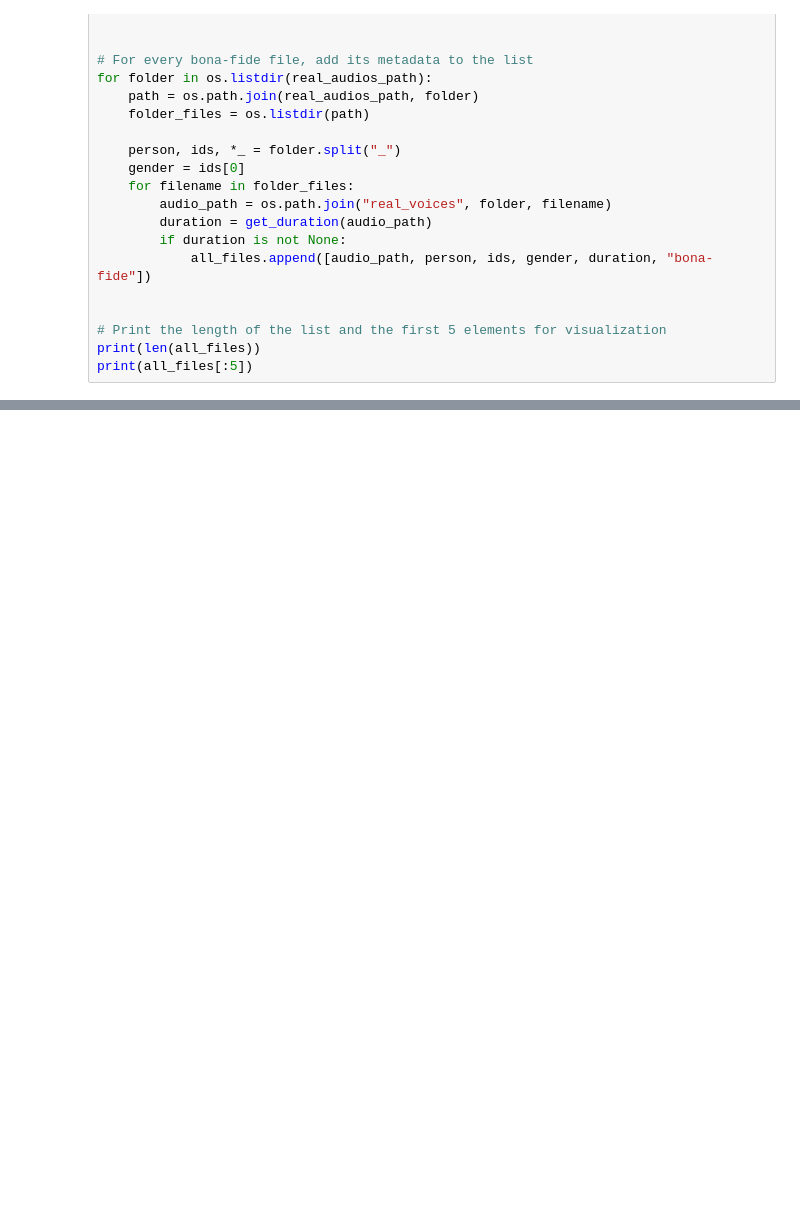
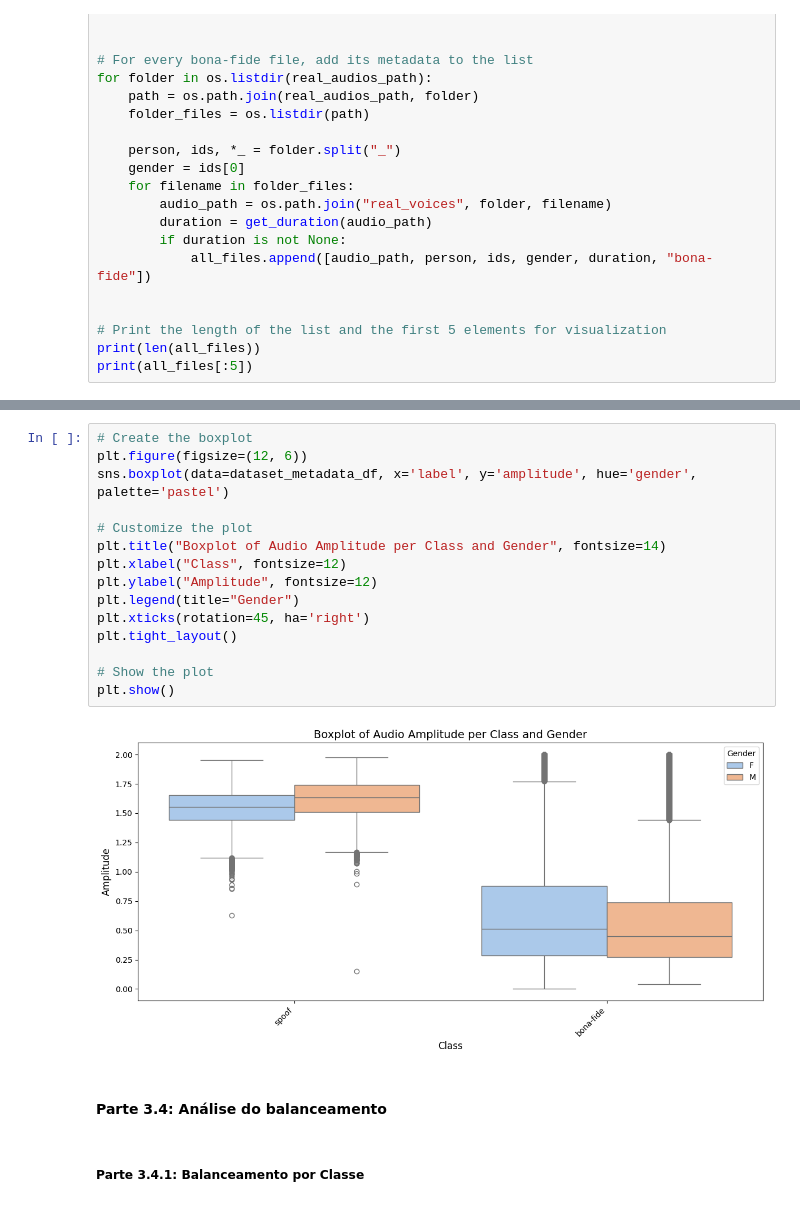
Before and after one commit to KARAS-SSL/AUDIOS, a Jupyter notebook: notebooks/dataset_exploration.ipynb, the cells around one changed output, grey strips where cells are left out. Saved outputs shown, nothing was run; the diff lists cells and outputs as text; blank space fills up the shorter version.

```diff
--- a/notebooks/dataset_exploration.ipynb
+++ b/notebooks/dataset_exploration.ipynb
@@ -192,3 +402,24 @@ dataset_metadata_df.groupby("speaker")['duration'].sum().sort_values(ascending=F
+# %%
+# Create the boxplot
+plt.figure(figsize=(12, 6))
+sns.boxplot(data=dataset_metadata_df, x='label', y='amplitude', hue='gender', palette='pastel')
+
+# Customize the plot
+plt.title("Boxplot of Audio Amplitude per Class and Gender", fontsize=14)
+plt.xlabel("Class", fontsize=12)
+plt.ylabel("Amplitude", fontsize=12)
+plt.legend(title="Gender")
+plt.xticks(rotation=45, ha='right')
+plt.tight_layout()
+
+# Show the plot
+plt.show()
+# %% [output]
+[figure, added]
+# %% [markdown]
+#### Parte 3.4: Análise do balanceamento <a class="anchor" id="part_03_04"></a>
+# %% [markdown]
+##### Parte 3.4.1: Balanceamento por Classe
 # %%
 print("samples by class")
 dataset_metadata_df['label'].value_counts()
```
Also changed, not shown: parts of 49 cells of this notebook.
